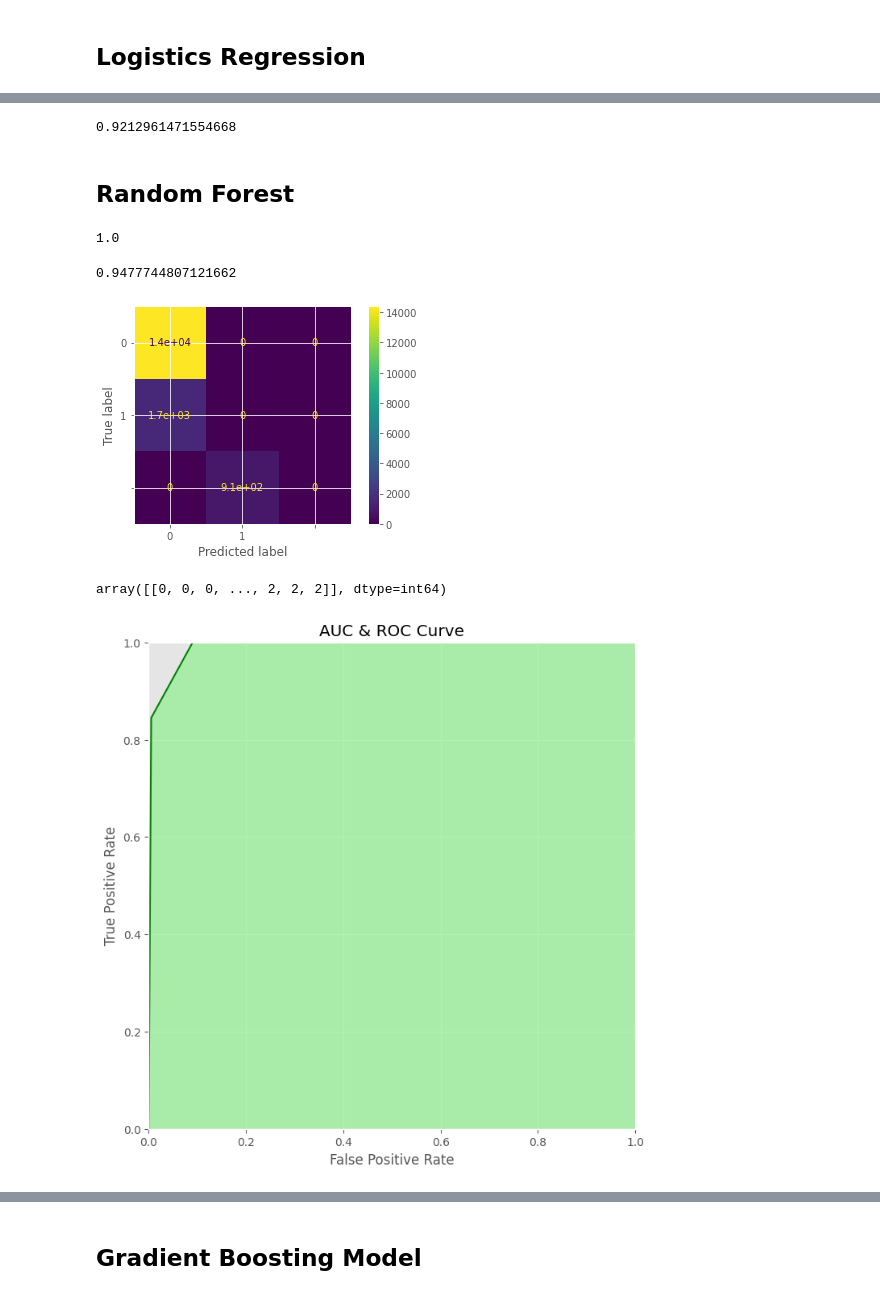
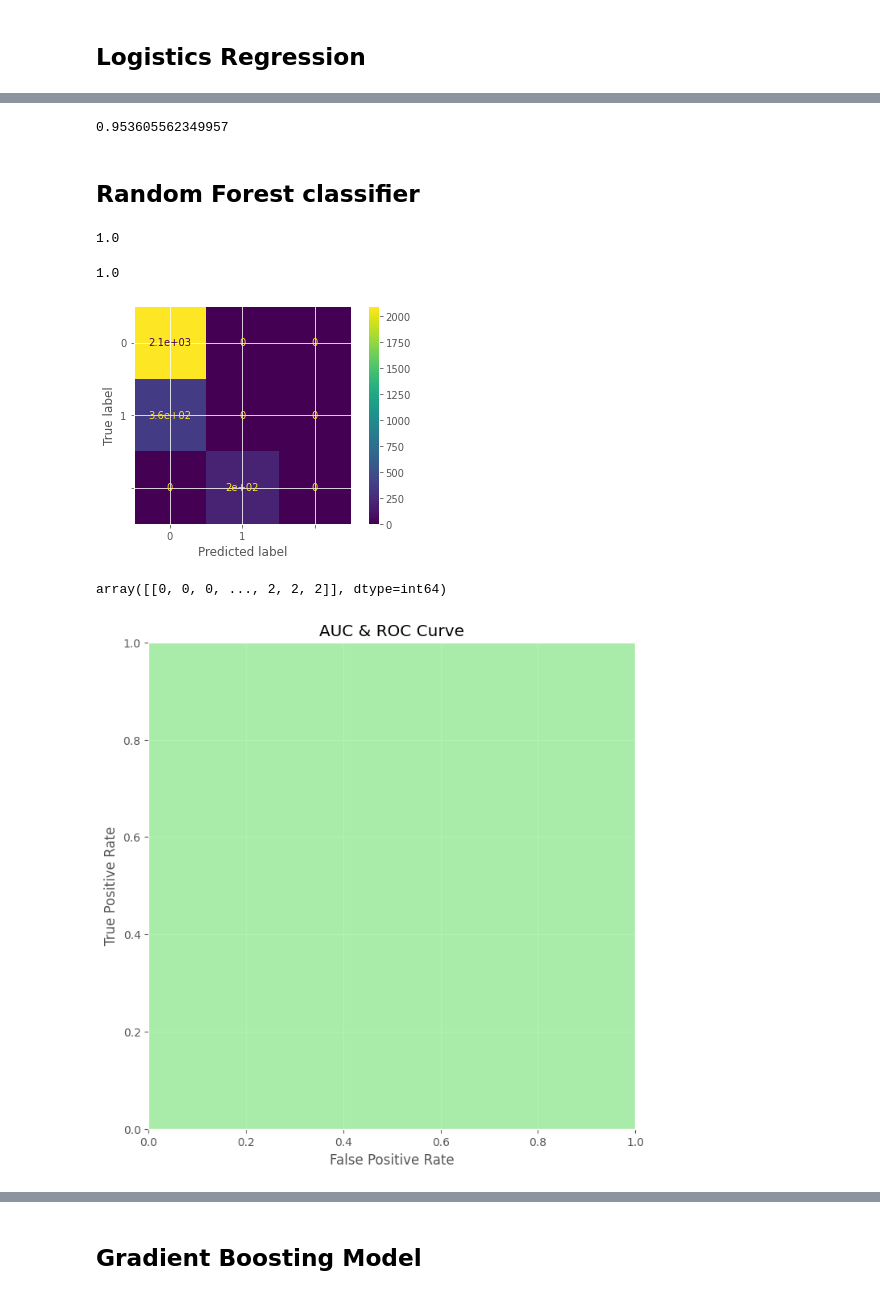
Before and after one commit to arcweld/DSI_Capstone_2, a Jupyter notebook: Capstone2.ipynb, the cells around one changed output, grey strips where cells are left out. Cells and saved outputs as stored; diff of their text form; code cells hidden in the pictures.

```diff
--- a/Capstone2.ipynb
+++ b/Capstone2.ipynb
@@ -101,7 +101,7 @@ def add_labels(df):
         df['eol'] = df['id'].apply(lambda x: fail[x])
 
     df['RUL'] = df['eol'] - df['cycle']
-    df.drop('eol', axis=1, inplace=True)
+    # df.drop('eol', axis=1, inplace=True)
     df['f30'] = df['RUL'].apply(lambda x: 2 if x <= 10 else 1 if x <=30 else 0)
     df['f10'] = df['RUL'].apply(lambda x: 1 if x <= 10 else 0)
 
@@ -109 +111,21 @@ def add_labels(df):
+# %%
+def tts(df0):
+    df = df0.copy()
+
+    n_eng = df['id'].unique()
+    test_index = np.random.choice(n_eng, int(0.2*len(n_eng)))
+    df_test = df[df['id'].isin(test_index)]
+    df_test.sort_values(by =['id', 'cycle'])
+    df_train = df[~df['id'].isin(test_index)]
+    df_train.sort_values(by =['id', 'cycle'])
+
+    return df_test, df_train
+
+def xy_split(df):
+    X = df.drop(['RUL','f10','f30'], axis=1)
+    y_reg = df['RUL']
+    y_clf = df['f10']
+    y_mclf = df['f30']
+
+    return X, y_reg, y_clf, y_mclf
 # %% [markdown]
@@ -438,3 +590,7 @@ y_test_mclf = df_test['f30']
+# %%
+df_train, df_test = tts(df1)
+X, y_reg, y_clf, y_mclf = xy_split(df_train)
+X_test, y_test_reg, y_test_clf, y_test_mclf = xy_split(df_test)
 # %% [markdown]
 # Build models
 # %% [markdown]
@@ -481,7 +637,7 @@ strong multicollinearity problems or that the design matrix is singular.
 # %% [markdown]
 ## Logistics Regression
 # %%
-log = LogisticRegression(max_iter=10000000)
+log = LogisticRegression(max_iter=10**6)
 
 log.fit(X, y_clf)
 y_pred = log.predict(X)
@@ -508,9 +664,9 @@ precision: 0.8680089485458613
 # %%
 balanced_accuracy_score(y_clf, y_pred)
 # %% [output]
-0.9212961471554668
+0.953605562349957
 # %% [markdown]
-## Random Forest
+## Random Forest classifier
 # %%
 clf = RandomForestClassifier()
 clf.fit(X,y_mclf)
@@ -523,29 +679,29 @@ cm = confusion_matrix(y_pred, y_mclf)
 # %%
 clf.score(X_test,y_test_mclf)
 # %% [output]
-0.9477744807121662
+1.0
 # %%
 disp = ConfusionMatrixDisplay(confusion_matrix(y_pred, y_clf), display_labels=log.classes_)
 disp.plot();
 # %% [output]
-[figure, old version]
+[figure, new version]
 # %%
 y_pred = clf.predict(X_test)
 y_pred.reshape(1,-1)
 # %% [output]
 array([[0, 0, 0, ..., 2, 2, 2]], dtype=int64)
 # %%
-false_positive_rate, true_positive_rate, thresolds = metrics.roc_curve(y_test_clf, y_pred)
+false_positive_rate, true_positive_rate, thresolds = roc_curve(y_test_clf, y_pred)
 
 plt.figure(figsize=(10, 8), dpi=100)
 plt.axis('scaled')
 plt.xlim([0, 1])
 plt.ylim([0, 1])
 plt.title("AUC & ROC Curve")
 plt.plot(false_positive_rate, true_positive_rate, 'g')
 plt.fill_between(false_positive_rate, true_positive_rate, facecolor='lightgreen', alpha=0.7)
 plt.xlabel("False Positive Rate")
 plt.ylabel("True Positive Rate")
 plt.show()
 # %% [output]
-[figure, old version]
+[figure, new version]
```
Also changed, not shown: parts of 58 cells of this notebook.
